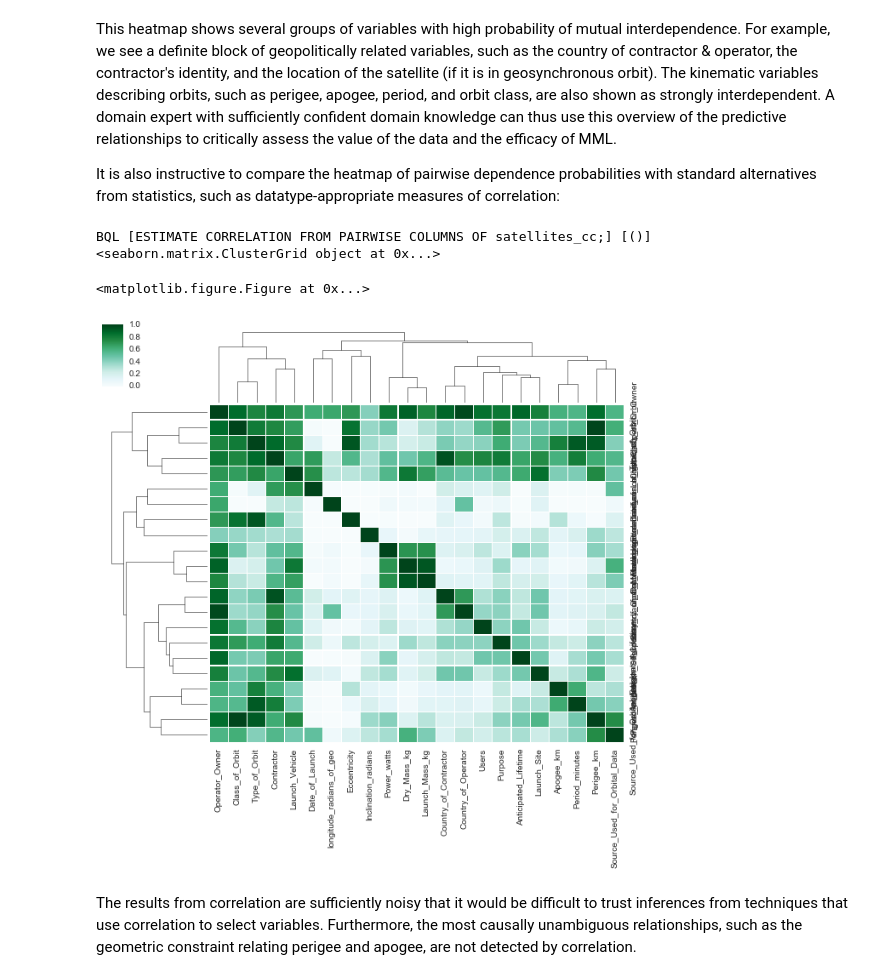
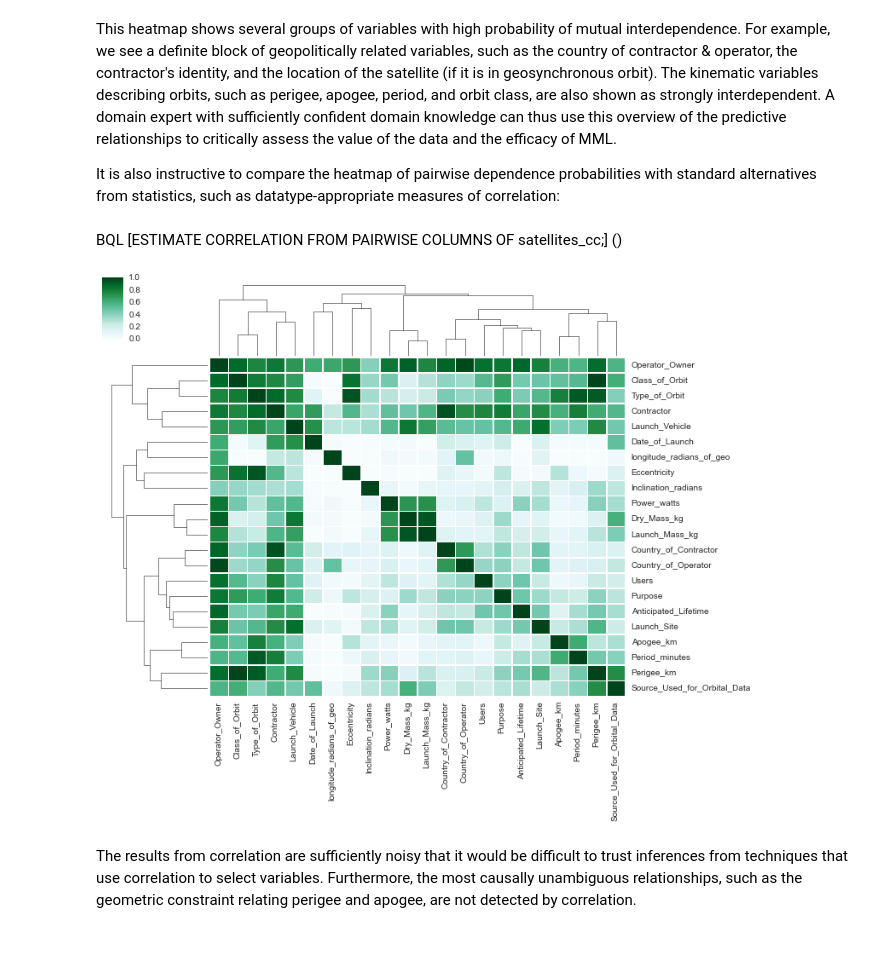
Before and after one commit to probcomp/bdbcontrib, a Jupyter notebook: examples/satellites/Satellites.ipynb, the cells around one changed output. Saved outputs shown, nothing was run; the diff lists cells and outputs as text; code cells hidden in the pictures; blank space fills up the shorter version.

```diff
--- a/examples/satellites/Satellites.ipynb
+++ b/examples/satellites/Satellites.ipynb
@@ -230,12 +215,10 @@ This heatmap shows several groups of variables with high probability of mutual i
 It is also instructive to compare the heatmap of pairwise dependence probabilities with standard alternatives from statistics, such as datatype-appropriate measures of correlation:
 # %%
 # WARNING: This may take a couple minutes.
-satellites.heatmap(satellites.q('ESTIMATE CORRELATION FROM PAIRWISE COLUMNS OF satellites_cc;'));
+satellites.heatmap('ESTIMATE CORRELATION FROM PAIRWISE COLUMNS OF satellites_cc;');
 # %% [output]
-BQL [ESTIMATE CORRELATION FROM PAIRWISE COLUMNS OF satellites_cc;] [()]
-<seaborn.matrix.ClusterGrid object at 0x...>
-<matplotlib.figure.Figure at 0x...>
+BQL [ESTIMATE CORRELATION FROM PAIRWISE COLUMNS OF satellites_cc;] ()
-[figure, old version]
+[figure, new version]
 # %% [markdown]
 The results from correlation are sufficiently noisy that it would be difficult to trust inferences from techniques that use correlation to select variables. Furthermore, the most causally unambiguous relationships, such as the geometric constraint relating perigee and apogee, are not detected by correlation.
 # %% [markdown]
```
Also changed, not shown: parts of 18 cells of this notebook, 1 other file.
